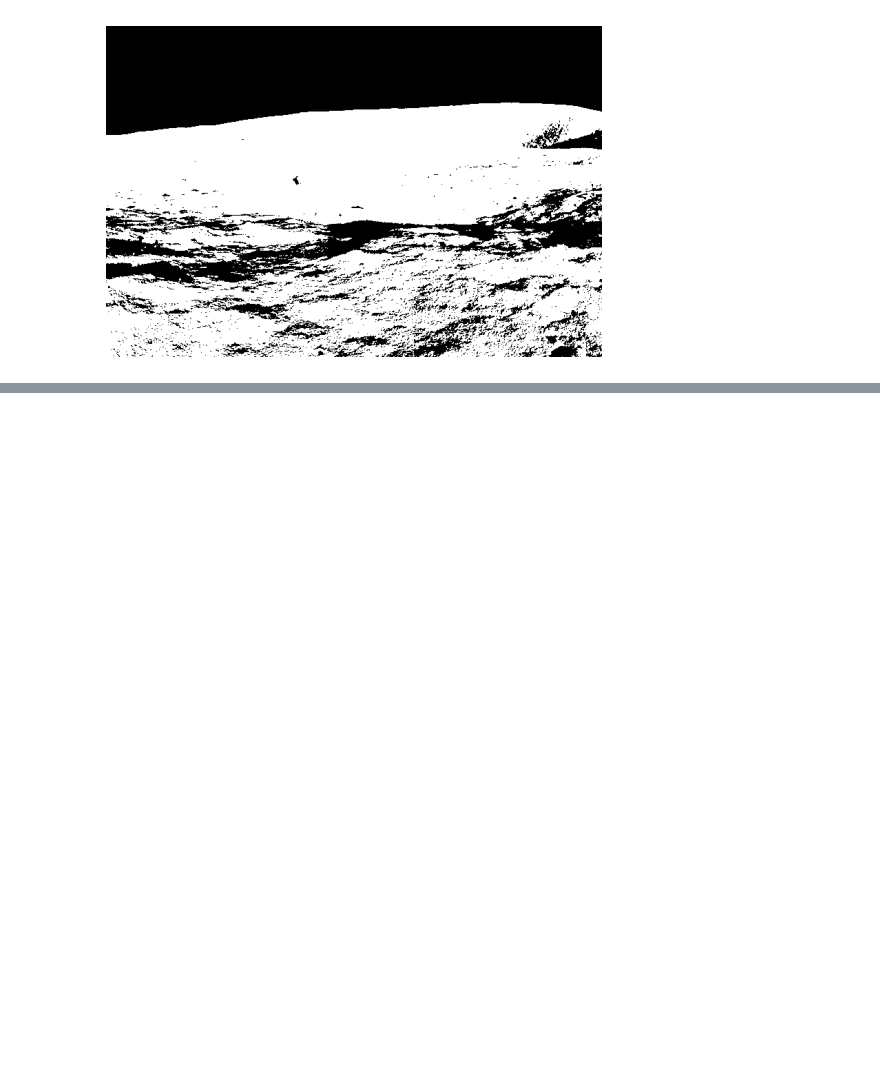
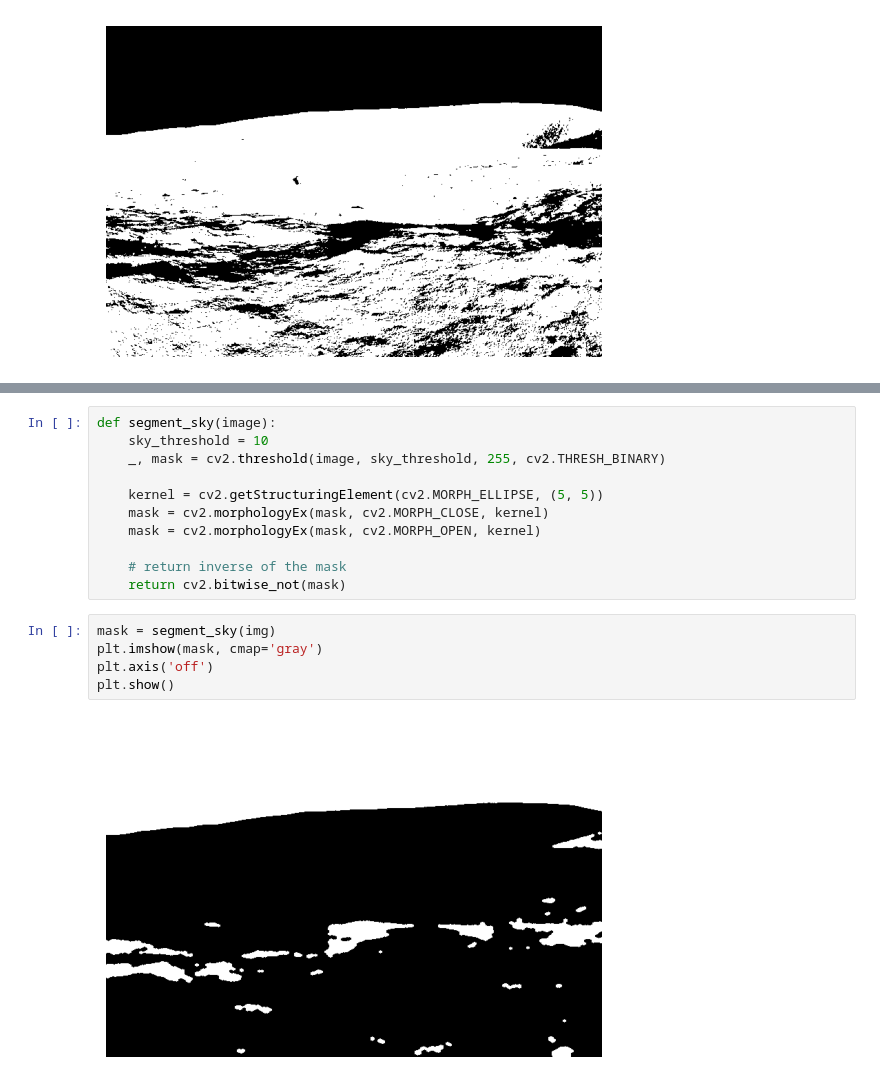
Before and after one commit to amag1/lunar-image-segmentation, a Jupyter notebook: test.ipynb, the cells around one changed output, grey strips where cells are left out. Saved outputs shown, nothing was run; the diff lists cells and outputs as text; blank space fills up the shorter version.

```diff
--- a/test.ipynb
+++ b/test.ipynb
@@ -23,0 +23,18 @@ Mean Squared Error: 1738.1622461808233
+# %%
+def segment_sky(image):
+    sky_threshold = 10
+    _, mask = cv2.threshold(image, sky_threshold, 255, cv2.THRESH_BINARY)
+
+    kernel = cv2.getStructuringElement(cv2.MORPH_ELLIPSE, (5, 5))
+    mask = cv2.morphologyEx(mask, cv2.MORPH_CLOSE, kernel)
+    mask = cv2.morphologyEx(mask, cv2.MORPH_OPEN, kernel)
+
+    # return inverse of the mask
+    return cv2.bitwise_not(mask)
+# %%
+mask = segment_sky(img)
+plt.imshow(mask, cmap='gray')
+plt.axis('off')
+plt.show()
+# %% [output]
+[figure, added]
```
Also changed, not shown: parts of 7 cells of this notebook.
